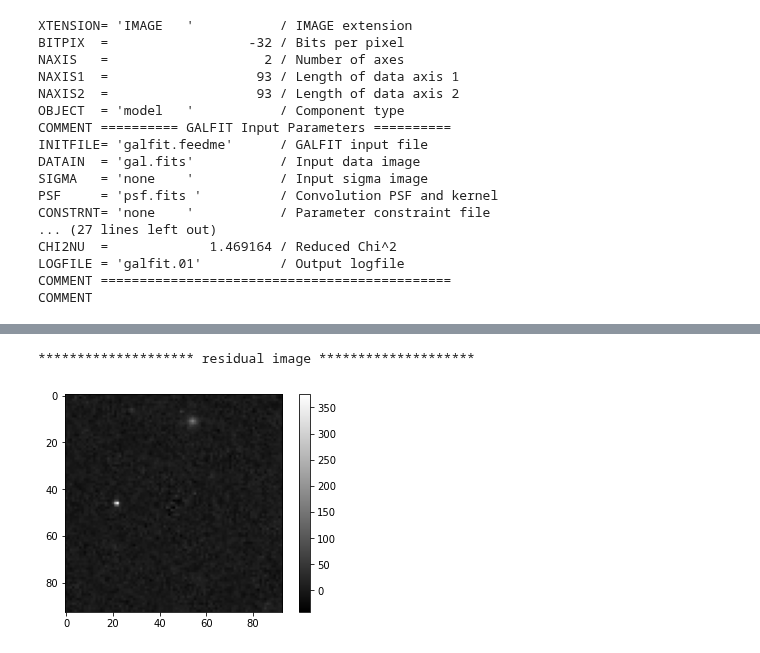
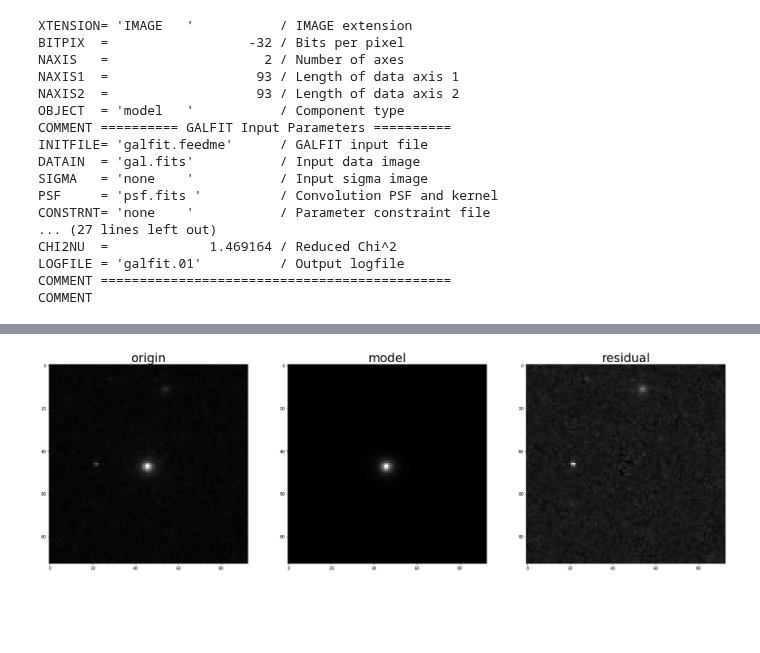
Before and after one commit to astro-zhurui/AstroNotes, a Jupyter notebook: 11_GALFIT/learn_galfit.ipynb, the cells around one changed output, grey strips where cells are left out. Saved outputs shown, nothing was run; the diff lists cells and outputs as text; code cells hidden in the pictures; blank space fills up the shorter version.

```diff
--- a/11_GALFIT/learn_galfit.ipynb
+++ b/11_GALFIT/learn_galfit.ipynb
@@ -14,4 +14,8 @@ import matplotlib.pyplot as plt
 from IPython.core.interactiveshell import InteractiveShell
 InteractiveShell.ast_node_interactivity = "all"
 
-PATH_test = "/Users/rui/Code/1_Learn/11_Learn GALFIT/test"
+# 官方提供的测试例子
+PATH_example = "/Users/rui/Code/1_Astronotes/11_GALFIT/example"
+
+# a source in COSMOS
+PATH_test = "/Users/rui/Code/1_Astronotes/11_GALFIT/cosmos-17269"
@@ -90,7 +98,7 @@ plt.colorbar()
 # %% [markdown]
 `imgblock.fits`: 输出图像的FITS cube
 # %%
-PATH = os.path.join(PATH_test, 'imgblock.fits')
+PATH = os.path.join(PATH_example, 'imgblock.fits')
 
 hdul = fits.open(PATH)
 hdul.info()
@@ -141,8 +133,17 @@ plt.colorbar();
-# %%
-print("*"*20 + " residual image " + "*"*20)
-image3 = hdul[3].data
-plt.imshow(image3, cmap='gray');
-plt.colorbar();
-# %% [output]
-******************** residual image ********************
-[figure, removed]
+# %%
+image1 = hdul[1].data
+image2 = hdul[2].data
+image3 = hdul[3].data
+
+fig, ax = plt.subplots(1, 3, figsize=(30, 10))
+
+ax[0].set_title('origin', fontsize=30)
+ax[0].imshow(image1, cmap='gray');
+
+ax[1].set_title('model', fontsize=30)
+ax[1].imshow(image2, cmap='gray');
+
+ax[2].set_title('residual', fontsize=30)
+ax[2].imshow(image3, cmap='gray');
+# %% [output]
+[figure, added]
```
Also changed, not shown: parts of 17 cells of this notebook, 16 other files.
